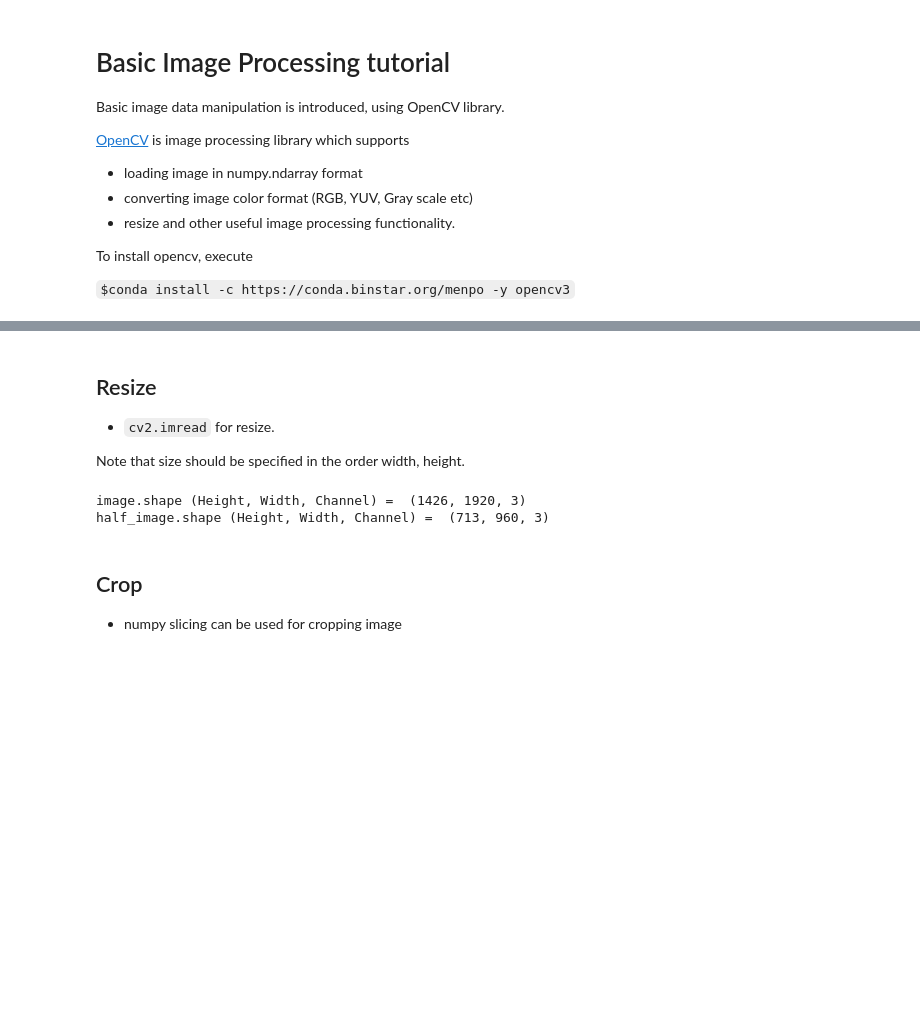
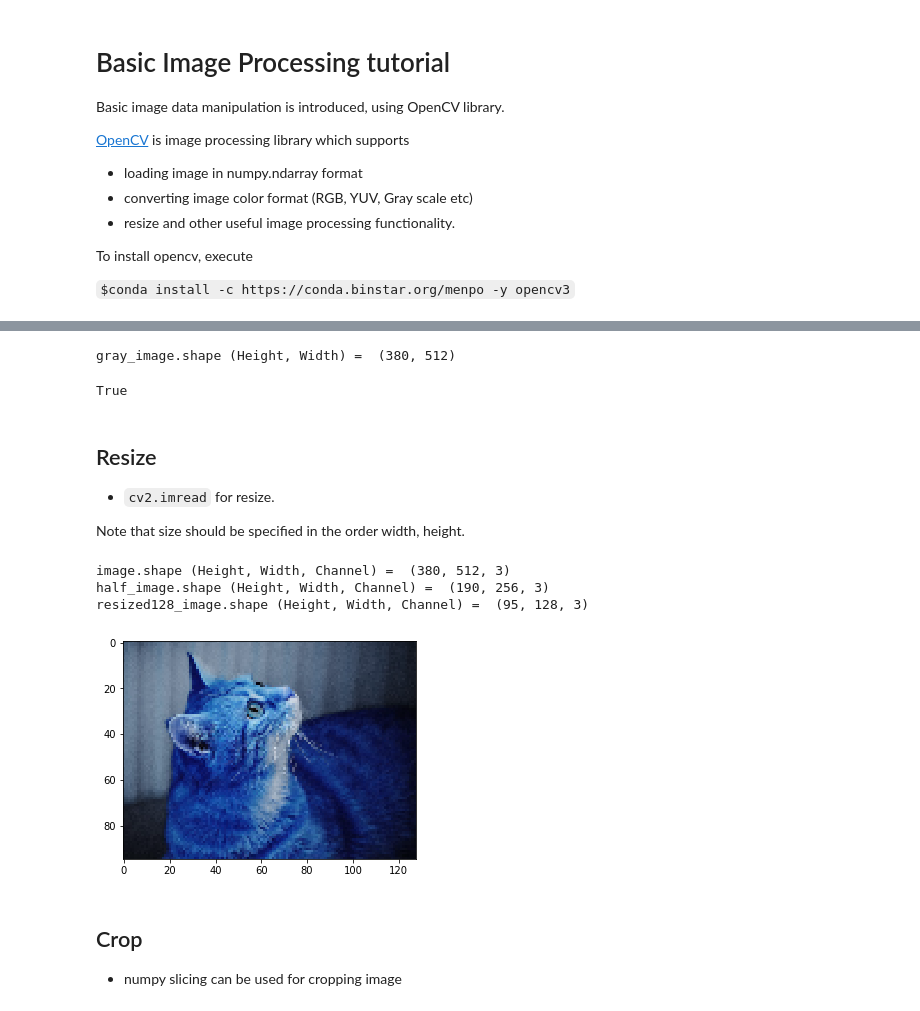
Before and after one commit to corochann/deep-learning-tutorial-with-chainer, a Jupyter notebook: src/cnn/image_processing_basic.ipynb, the cells around one changed output, grey strips where cells are left out. Cells and saved outputs as stored; diff of their text form; code cells hidden in the pictures; blank space fills up the shorter version.

Commit message:
Update resize

```diff
--- a/src/cnn/image_processing_basic.ipynb
+++ b/src/cnn/image_processing_basic.ipynb
@@ -74,3 +84,12 @@ image.shape (Height, Width, Channel) =  (1426, 1920, 3)
+# %%
+gray_image = cv2.cvtColor(image, cv2.COLOR_RGB2GRAY)
+
+# Gray scale image is 2 dimension, No channel dimension.
+print('gray_image.shape (Height, Width) = ', gray_image.shape)
+cv2.imwrite('./src/cnn/images/out_gray.jpg', gray_image)
+# %% [output]
+gray_image.shape (Height, Width) =  (380, 512)
+True
 # %% [markdown]
 ## Resize
 
@@ -78,17 +97,37 @@ image.shape (Height, Width, Channel) =  (1426, 1920, 3)
 
 Note that size should be specified in the order width, height.
 # %%
+%matplotlib inline
 print('image.shape (Height, Width, Channel) = ', image.shape)
 
 # Resize image to half size
 height, width = image.shape[:2]
 half_image = cv2.resize(image, (width//2, height//2))  # size must be int
 print('half_image.shape (Height, Width, Channel) = ', half_image.shape)
 plt.imshow(half_image)
-plt.savefig('./src/cnn/images/out_half.jpg')
+plt.savefig('./src/cnn/images/out_half.jpeg')
+
+
+# Resize image by specifying longer side size
+def resize_longedge(image, pixel):
+    """Resize the input image
+
+    Longer edge size will be `pixel`, and aspect ratio doesn't change
+    """
+    height, width = image.shape[:2]
+    longer_side = max(height, width)
+    ratio = float(pixel) / longer_side
+    return cv2.resize(image, None, fx=ratio, fy=ratio)  # size must be int
+
+resized128_image = resize_longedge(cv2.cvtColor(image, cv2.COLOR_RGB2BGR), 128)
+print('resized128_image.shape (Height, Width, Channel) = ', resized128_image.shape)
+plt.imshow(resized128_image)
+plt.savefig('./src/cnn/images/out_resized128.jpeg')
 # %% [output]
-image.shape (Height, Width, Channel) =  (1426, 1920, 3)
-half_image.shape (Height, Width, Channel) =  (713, 960, 3)
+image.shape (Height, Width, Channel) =  (380, 512, 3)
+half_image.shape (Height, Width, Channel) =  (190, 256, 3)
+resized128_image.shape (Height, Width, Channel) =  (95, 128, 3)
+[figure, added]
 # %% [markdown]
 ## Crop
 
```
Also changed, not shown: parts of 6 cells of this notebook, 14 other files.
